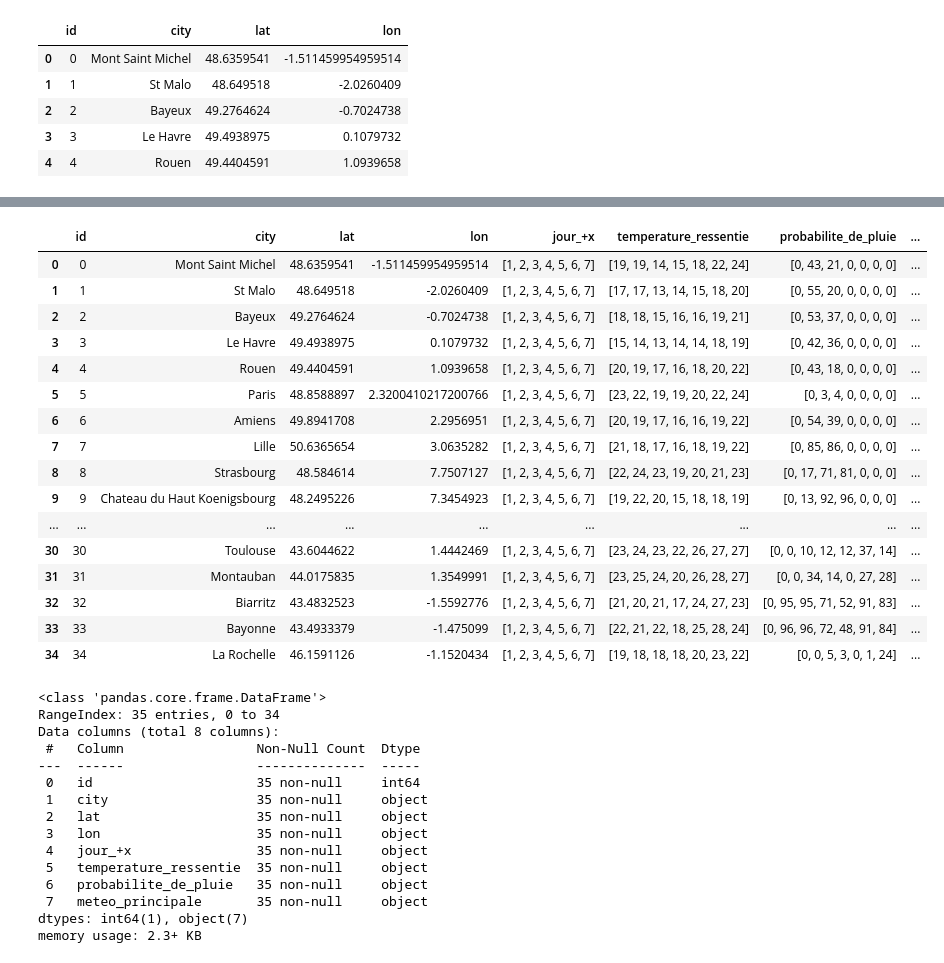
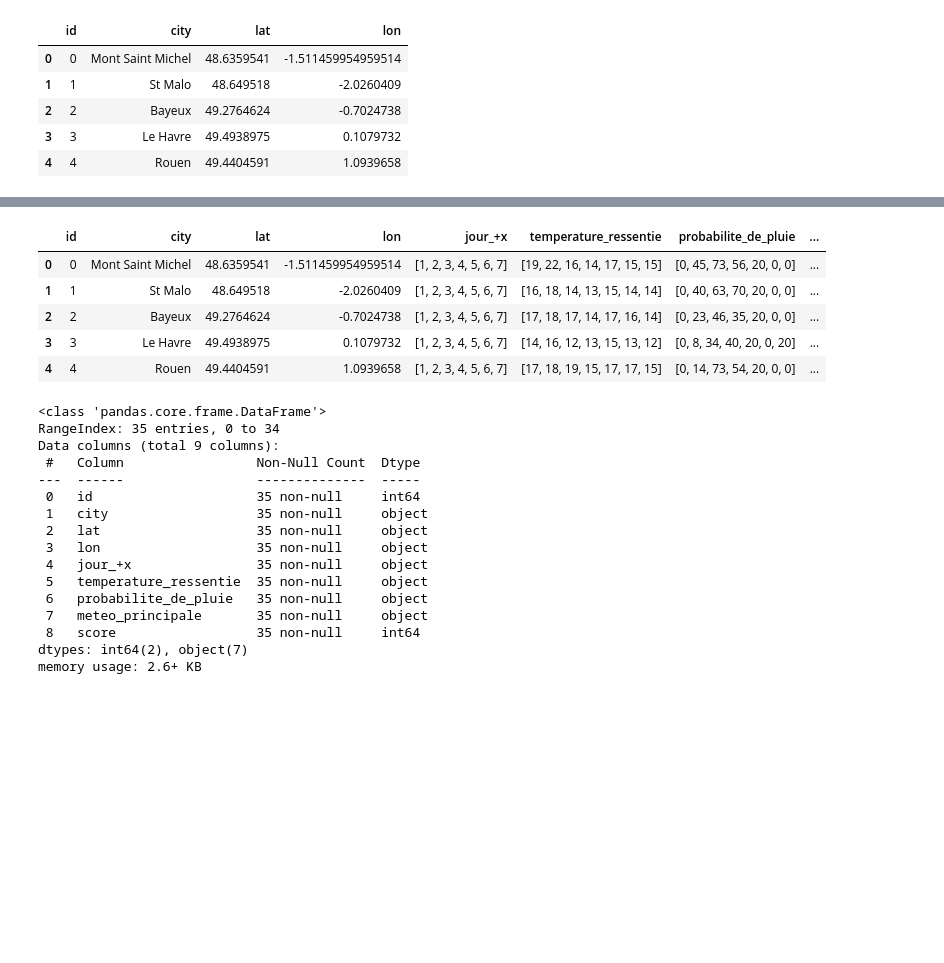
Before and after one commit to alexlasnier/Bloc01-Construction-et-alimentation-dune-infrastructure-de-gestion-de-donnees, a Jupyter notebook: Kayak_AL.ipynb, the cells around one changed output, grey strips where cells are left out. Saved outputs shown, nothing was run; the diff lists cells and outputs as text; code cells hidden in the pictures; blank space fills up the shorter version.

```diff
--- a/Kayak_AL.ipynb
+++ b/Kayak_AL.ipynb
@@ -317,56 +307,47 @@ for i in df_weather.itertuples():
 
     parameters = {
         "lat": {lat},
         "lon": {lon},
         "exclude": "current,minutely,hourly",
         "units": "metric",
         "appid": "aa423e6694bf72625fe1fe31544949dc",
         "lang": "fr",
     }
 
     r = requests.get(
         f"https://api.openweathermap.org/data/2.5/onecall?", parameters
     ).json()
     forecast_7days = r["daily"][
         1:
     ]  # Getting the weather data for the next 7 days, first item is the current weather, which we don't want here
     temperatures = [int(d["feels_like"]["day"]) for d in forecast_7days]
     rain = [int(d["pop"] * 100) for d in forecast_7days]
     weather = [str(d["weather"][0]["main"]) for d in forecast_7days]
     temperatures_list.append(temperatures)
     rain_list.append(rain)
     weather_list.append(weather)
 
 df_weather["jour_+x"] = [days for _ in range(len(df_weather))]
 df_weather["temperature_ressentie"] = temperatures_list
 df_weather["probabilite_de_pluie"] = rain_list
 df_weather["meteo_principale"] = weather_list
+df_weather['score'] = df_weather.apply(lambda x: ((np.mean(x['temperature_ressentie'])) * 2) + np.mean(x['probabilite_de_pluie']), axis=1).astype(int)
 
-df_weather
+
+df_weather.head()
 # %% [output]
 |  | id | city | lat | lon | jour_+x | temperature_ressentie | probabilite_de_pluie | ... |
-| 0 | 0 | Mont Saint Michel | 48.6359541 | -1.511459954959514 | [1, 2, 3, 4, 5, 6, 7] | [19, 19, 14, 15, 18, 22, 24] | [0, 43, 21, 0, 0, 0, 0] | ... |
-| 1 | 1 | St Malo | 48.649518 | -2.0260409 | [1, 2, 3, 4, 5, 6, 7] | [17, 17, 13, 14, 15, 18, 20] | [0, 55, 20, 0, 0, 0, 0] | ... |
-| 2 | 2 | Bayeux | 49.2764624 | -0.7024738 | [1, 2, 3, 4, 5, 6, 7] | [18, 18, 15, 16, 16, 19, 21] | [0, 53, 37, 0, 0, 0, 0] | ... |
-| 3 | 3 | Le Havre | 49.4938975 | 0.1079732 | [1, 2, 3, 4, 5, 6, 7] | [15, 14, 13, 14, 14, 18, 19] | [0, 42, 36, 0, 0, 0, 0] | ... |
-| 4 | 4 | Rouen | 49.4404591 | 1.0939658 | [1, 2, 3, 4, 5, 6, 7] | [20, 19, 17, 16, 18, 20, 22] | [0, 43, 18, 0, 0, 0, 0] | ... |
-| 5 | 5 | Paris | 48.8588897 | 2.3200410217200766 | [1, 2, 3, 4, 5, 6, 7] | [23, 22, 19, 19, 20, 22, 24] | [0, 3, 4, 0, 0, 0, 0] | ... |
-| 6 | 6 | Amiens | 49.8941708 | 2.2956951 | [1, 2, 3, 4, 5, 6, 7] | [20, 19, 17, 16, 16, 19, 22] | [0, 54, 39, 0, 0, 0, 0] | ... |
-| 7 | 7 | Lille | 50.6365654 | 3.0635282 | [1, 2, 3, 4, 5, 6, 7] | [21, 18, 17, 16, 18, 19, 22] | [0, 85, 86, 0, 0, 0, 0] | ... |
-| 8 | 8 | Strasbourg | 48.584614 | 7.7507127 | [1, 2, 3, 4, 5, 6, 7] | [22, 24, 23, 19, 20, 21, 23] | [0, 17, 71, 81, 0, 0, 0] | ... |
-| 9 | 9 | Chateau du Haut Koenigsbourg | 48.2495226 | 7.3454923 | [1, 2, 3, 4, 5, 6, 7] | [19, 22, 20, 15, 18, 18, 19] | [0, 13, 92, 96, 0, 0, 0] | ... |
-| ... | ... | ... | ... | ... | ... | ... | ... | ... |
-| 30 | 30 | Toulouse | 43.6044622 | 1.4442469 | [1, 2, 3, 4, 5, 6, 7] | [23, 24, 23, 22, 26, 27, 27] | [0, 0, 10, 12, 12, 37, 14] | ... |
-| 31 | 31 | Montauban | 44.0175835 | 1.3549991 | [1, 2, 3, 4, 5, 6, 7] | [23, 25, 24, 20, 26, 28, 27] | [0, 0, 34, 14, 0, 27, 28] | ... |
-| 32 | 32 | Biarritz | 43.4832523 | -1.5592776 | [1, 2, 3, 4, 5, 6, 7] | [21, 20, 21, 17, 24, 27, 23] | [0, 95, 95, 71, 52, 91, 83] | ... |
-| 33 | 33 | Bayonne | 43.4933379 | -1.475099 | [1, 2, 3, 4, 5, 6, 7] | [22, 21, 22, 18, 25, 28, 24] | [0, 96, 96, 72, 48, 91, 84] | ... |
-| 34 | 34 | La Rochelle | 46.1591126 | -1.1520434 | [1, 2, 3, 4, 5, 6, 7] | [19, 18, 18, 18, 20, 23, 22] | [0, 0, 5, 3, 0, 1, 24] | ... |
+| 0 | 0 | Mont Saint Michel | 48.6359541 | -1.511459954959514 | [1, 2, 3, 4, 5, 6, 7] | [19, 22, 16, 14, 17, 15, 15] | [0, 45, 73, 56, 20, 0, 0] | ... |
+| 1 | 1 | St Malo | 48.649518 | -2.0260409 | [1, 2, 3, 4, 5, 6, 7] | [16, 18, 14, 13, 15, 14, 14] | [0, 40, 63, 70, 20, 0, 0] | ... |
+| 2 | 2 | Bayeux | 49.2764624 | -0.7024738 | [1, 2, 3, 4, 5, 6, 7] | [17, 18, 17, 14, 17, 16, 14] | [0, 23, 46, 35, 20, 0, 0] | ... |
+| 3 | 3 | Le Havre | 49.4938975 | 0.1079732 | [1, 2, 3, 4, 5, 6, 7] | [14, 16, 12, 13, 15, 13, 12] | [0, 8, 34, 40, 20, 0, 20] | ... |
+| 4 | 4 | Rouen | 49.4404591 | 1.0939658 | [1, 2, 3, 4, 5, 6, 7] | [17, 18, 19, 15, 17, 17, 15] | [0, 14, 73, 54, 20, 0, 0] | ... |
 # %%
 df_weather.info()
 # %% [output]
 <class 'pandas.core.frame.DataFrame'>
 RangeIndex: 35 entries, 0 to 34
-Data columns (total 8 columns):
+Data columns (total 9 columns):
  #   Column                 Non-Null Count  Dtype
 ---  ------                 --------------  -----
  0   id                     35 non-null     int64
@@ -377,8 +358,9 @@ Data columns (total 8 columns):
  5   temperature_ressentie  35 non-null     object
  6   probabilite_de_pluie   35 non-null     object
  7   meteo_principale       35 non-null     object
-dtypes: int64(1), object(7)
-memory usage: 2.3+ KB
+ 8   score                  35 non-null     int64
+dtypes: int64(2), object(7)
+memory usage: 2.6+ KB
 # %%
 df_weather[["lat", "lon"]] = df_weather[["lat", "lon"]].astype(float)
 # %%
```
Also changed, not shown: parts of 7 cells of this notebook, 30 other files.
